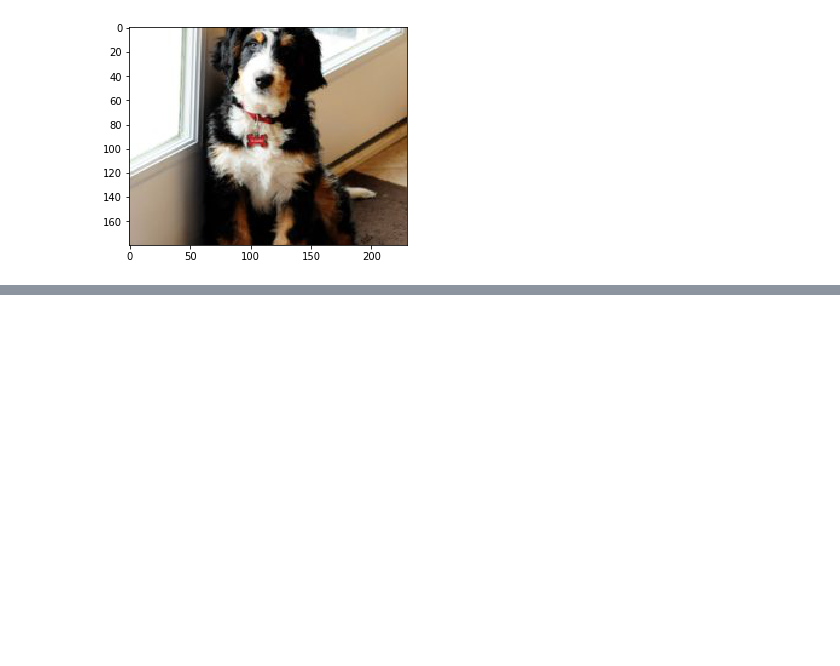
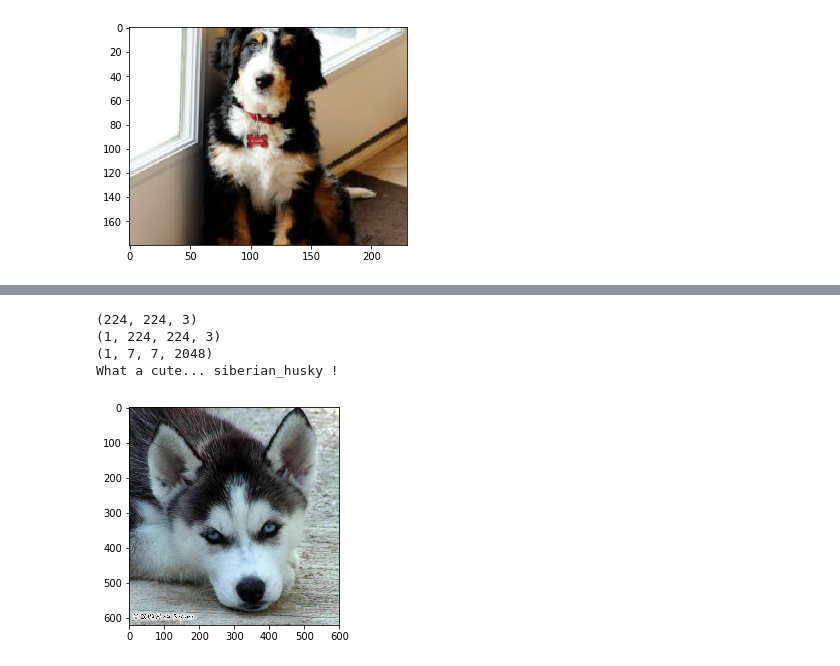
Before and after one commit to minceje/Who-Let-The-Dogs-Out, a Jupyter notebook: Edited Transfer_Xception.ipynb, the cells around one changed output, grey strips where cells are left out. Saved outputs shown, nothing was run; the diff lists cells and outputs as text; code cells hidden in the pictures; blank space fills up the shorter version.

```diff
--- a/Edited Transfer_Xception.ipynb
+++ b/Edited Transfer_Xception.ipynb
@@ -169,0 +173,8 @@ What a cute... bernese_mountain_dog !
+# %%
+dog_prediction("test/15bf9b209d1e2a227028408b617822b2.jpg")
+# %% [output]
+(224, 224, 3)
+(1, 224, 224, 3)
+(1, 7, 7, 2048)
+What a cute... siberian_husky !
+[figure, added]
```
Also changed, not shown: parts of 12 cells of this notebook.
